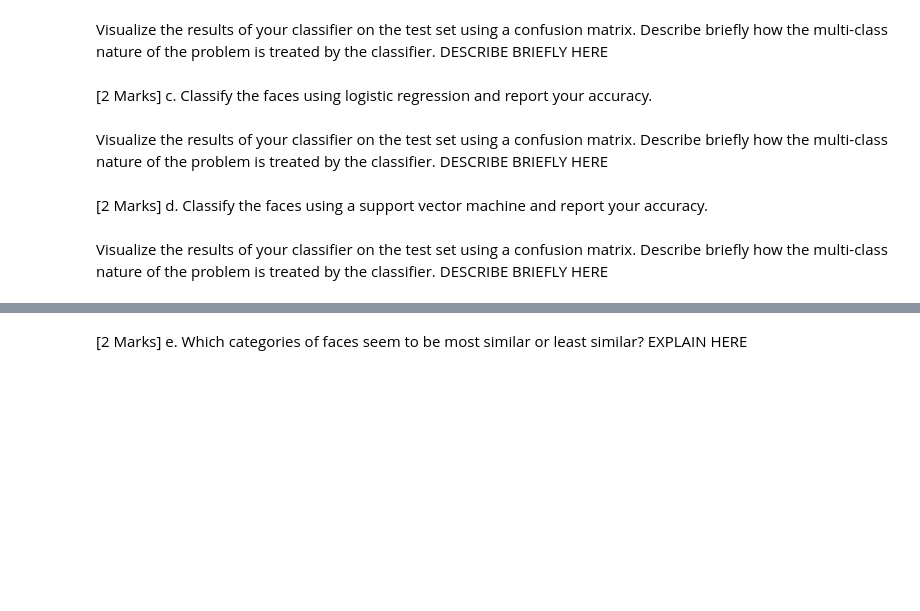
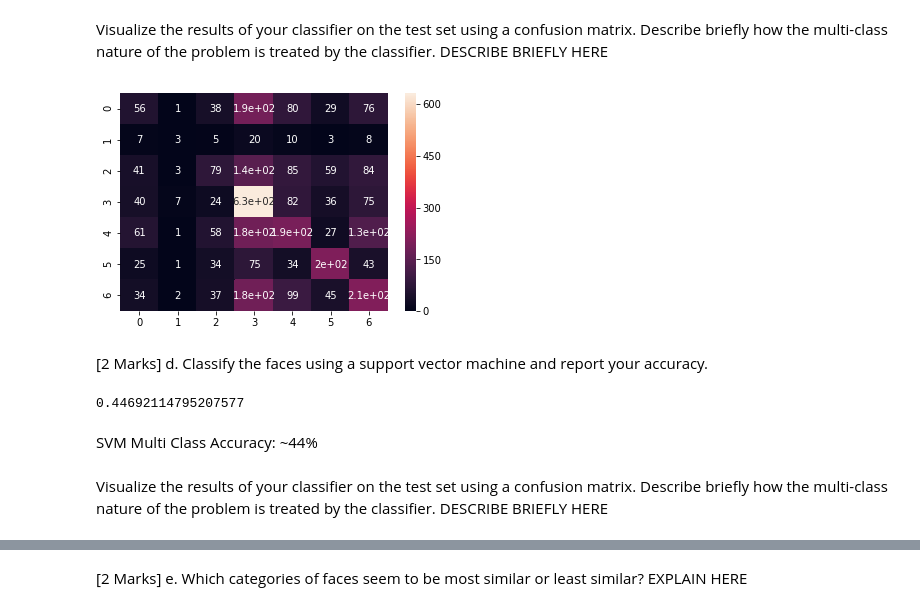
Before and after one commit to AndrewBenson98/CPS803-A2, a Jupyter notebook: A2_starterfile.ipynb, the cells around one changed output, grey strips where cells are left out. Cells and saved outputs as stored; diff of their text form; code cells hidden in the pictures; blank space fills up the shorter version.

```diff
--- a/A2_starterfile.ipynb
+++ b/A2_starterfile.ipynb
@@ -320,2 +474,9 @@ DESCRIBE BRIEFLY HERE
+# %%
+cm=confusion_matrix(y_full_testing,LR_preds)
+sn.heatmap(cm, annot=True)
+#plt.imshow(cm)
+plt.show()
+# %% [output]
+[figure, added]
 # %% [markdown]
-[2 Marks] c. Classify the faces using logistic regression and report your accuracy.
+[2 Marks] d. Classify the faces using a support vector machine and report your accuracy.
@@ -324,3 +483,22 @@ DESCRIBE BRIEFLY HERE
+# %%
+# YOUR CODE HERE
+
+from sklearn import svm
+
+x_full_trainingSVM = pca.transform(x_full_training)
+x_full_testingSVM = pca.transform(x_full_testing)
+
+SVMModel = svm.SVC(gamma='scale')
+SVMModel.fit(x_full_trainingSVM, y_full_training)
+
+SVM_preds = SVMModel.predict(x_full_testingSVM)
+
+print(accuracy_score(y_full_testing,SVM_preds))
+#print(classification_report(y_testing,NB_preds))
+# %% [output]
+0.44692114795207577
+# %% [markdown]
+SVM Multi Class Accuracy: ~44%
 # %% [markdown]
 Visualize the results of your classifier on the test set using a confusion matrix. Describe briefly how the multi-class nature of the problem is treated by the classifier.
 DESCRIBE BRIEFLY HERE
@@ -329,2 +504,0 @@ DESCRIBE BRIEFLY HERE
-# %% [markdown]
-[2 Marks] d. Classify the faces using a support vector machine and report your accuracy.
@@ -333,3 +504,0 @@ DESCRIBE BRIEFLY HERE
-# %% [markdown]
-Visualize the results of your classifier on the test set using a confusion matrix. Describe briefly how the multi-class nature of the problem is treated by the classifier.
-DESCRIBE BRIEFLY HERE
```
Also changed, not shown: parts of 18 cells of this notebook.
